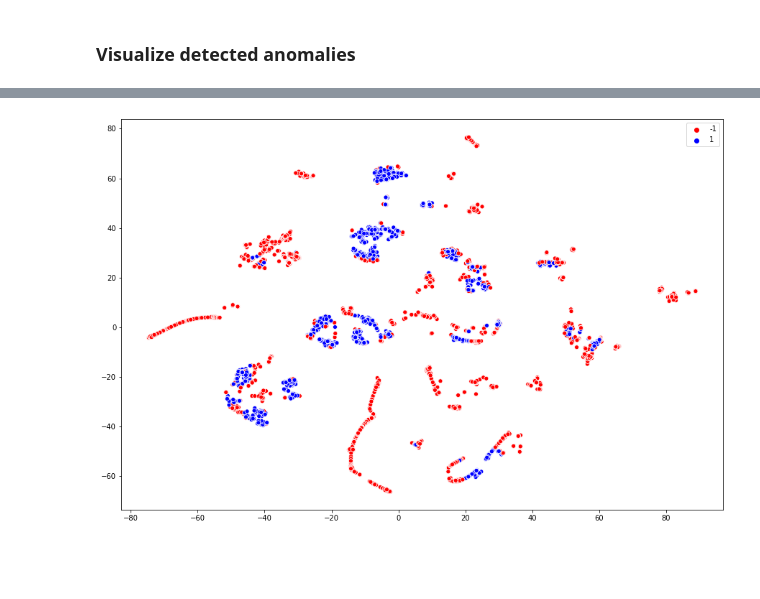
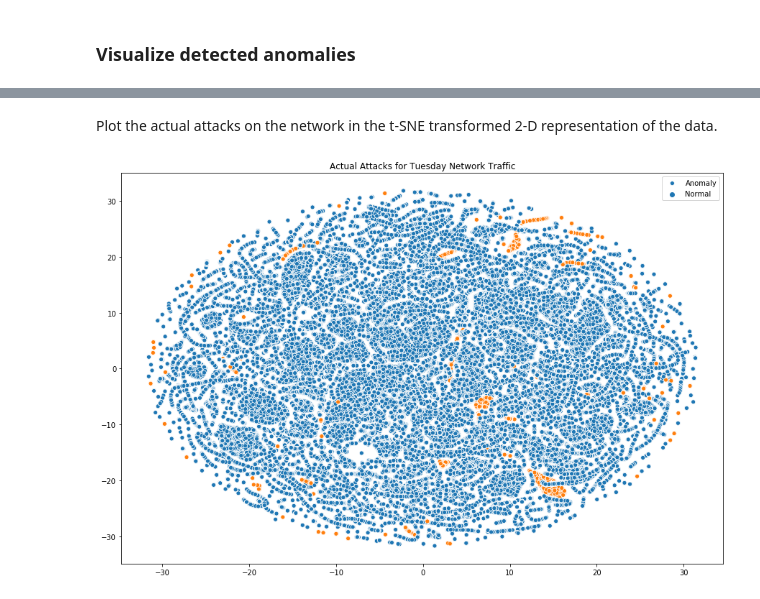
Before and after one commit to emirka/insight, a Jupyter notebook: notebooks/7_Anomaly_Detection_Predict.ipynb, the cells around one changed output, grey strips where cells are left out. Saved outputs shown, nothing was run; the diff lists cells and outputs as text; code cells hidden in the pictures; blank space fills up the shorter version.

```diff
--- a/notebooks/7_Anomaly_Detection_Predict.ipynb
+++ b/notebooks/7_Anomaly_Detection_Predict.ipynb
@@ -59,14 +59,15 @@ Anomaly detection algorithms output +1 for inlier and -1 for outliers. Therefore
 1. We need to map multiple classes to binary classes.
 2. Since we are interesting in detecting anomalies, the negative class is 'BENIGN'.
 # %%
-X,y=prepare_data(data=df,class_column='Label',job='anomaly',classes='binary',neg_class='BENIGN')
+X,y=prepare_data(data=df,class_column='Label',classes='binary',neg_class='BENIGN')
 # %% [markdown]
 ### Subset: Dimensionality Reduction w/ PCA
 
 We first implement PCA on the dataset to reduce the number of features. The number of features is informed by the feature ranking provided by the xgboost models trained on the dataset.
 # %%
 pca_model = PCA(n_components=new_dimension, random_state=4162)
-x_red_pca = pca_model.fit_transform(X)
+pca_model.fit(X)
+x_red_pca = pca_model.transform(X)
 # %% [markdown]
 ### Predict or Load Anomalies
 
@@ -114,6 +114,2 @@ AUC score: 0.747
 # %% [markdown]
 ### Visualize detected anomalies
-# %%
-sample_size = 5000
-
-x_vis=TSNE(n_components=2,perplexity=50).fit_transform(x_red_pca[0:sample_size])
@@ -119,0 +118,7 @@ x_vis=TSNE(n_components=2,perplexity=50).fit_transform(x_red_pca[0:sample_size])
+# %%
+try:
+    _ = np.shape(x_vis)
+except NameError:
+    filename='./tsne_transforms/day_of_week_perplexity_30_data_445645.pkl'
+    with open(filename,'rb') as file:
+        x_vis=pickle.load(file)
@@ -120,6 +142,10 @@ x_vis=TSNE(n_components=2,perplexity=50).fit_transform(x_red_pca[0:sample_size])
+# %% [markdown]
+Plot the actual attacks on the network in the t-SNE transformed 2-D representation of the data.
 # %%
 fig=plt.figure(figsize=(15,10))
-sns.scatterplot(x_vis[:,0],x_vis[:,1],palette=['red','blue'],hue=anomalies[0:sample_size])
+sns.scatterplot(x_vis[:,0],x_vis[:,1],hue=y,hue_order=[0,1])
+plt.title('Actual Attacks for '+day_of_week+' Network Traffic')
+plt.legend(['Anomaly','Normal'])
 plt.show()
 # %% [output]
-[figure, old version]
+[figure, new version]
```
Also changed, not shown: parts of 10 cells of this notebook, 16 other files.
